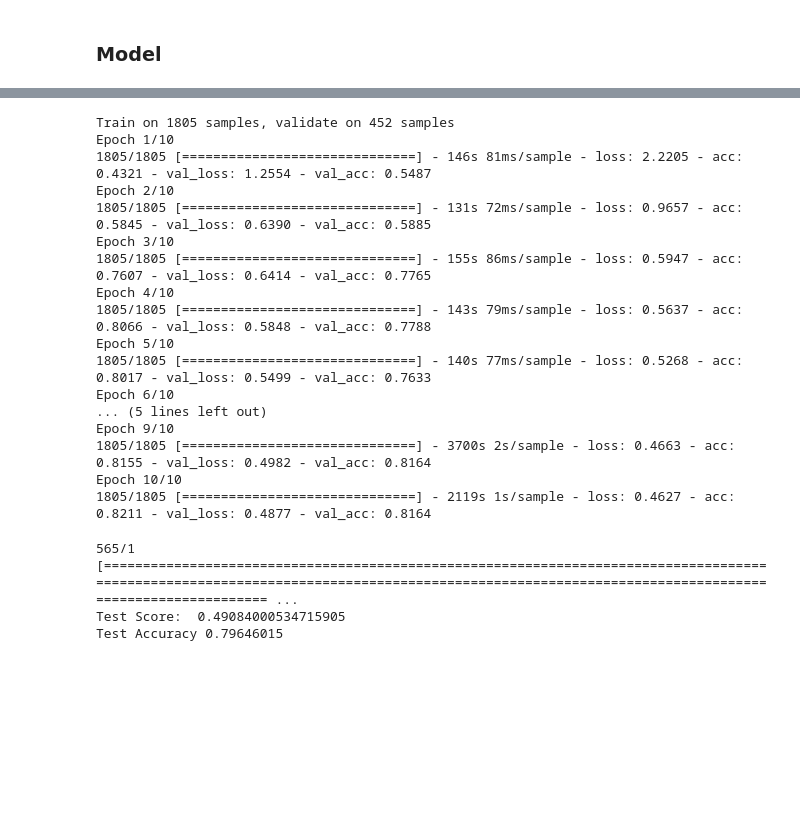
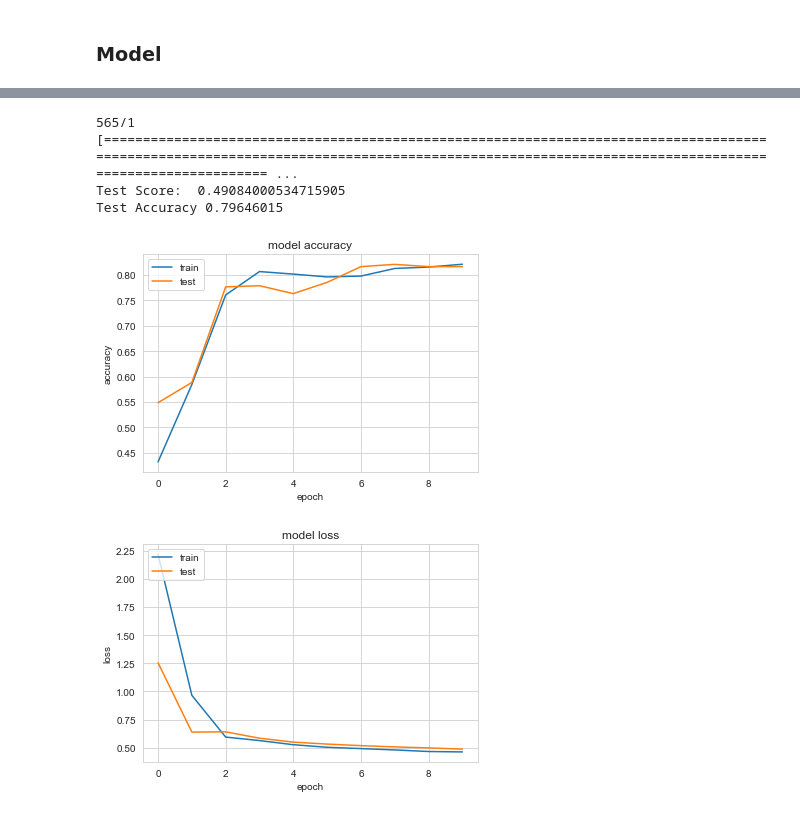
Before and after one commit to MarShaikh/FakeNews-Covid19, a Jupyter notebook: JupyterNotebooks/LSTM_RNN_Implementation.ipynb, the cells around one changed output, grey strips where cells are left out. Saved outputs shown, nothing was run; the diff lists cells and outputs as text; code cells hidden in the pictures; blank space fills up the shorter version.

```diff
--- a/JupyterNotebooks/LSTM_RNN_Implementation.ipynb
+++ b/JupyterNotebooks/LSTM_RNN_Implementation.ipynb
@@ -367,20 +374,30 @@ X2_test = X_test[['avg_word_len', 'len_sentences']]
 # %% [markdown]
 ### Model
 # %%
+#input 1
 input_1 = Input(shape=(maxlen,))
-input_2 = Input(shape=(2,))
 
 embedding_layer = Embedding(vocab_size, 300, weights=[embedding_matrix], trainable=False)(input_1)
-
-##please change parameters here. Change the number of inputs to LSTM and dense layers or add more Dense layers.
-
-
 LSTM_Layer_1 = LSTM(128)(embedding_layer)
 
+#input 2
+input_2 = Input(shape=(2,))
 dense_layer_1 = Dense(10, activation='relu')(input_2)
 dense_layer_2 = Dense(10, activation='relu')(dense_layer_1)
 
+#concatanation
 concat_layer = Concatenate()([LSTM_Layer_1, dense_layer_2])
 dense_layer_3 = Dense(10, activation='relu')(concat_layer)
-output = Dense(2, activation='softmax')(dense_layer_3)
+
+#adding a dropout layer to reduce overfitting
+dense_layer_4 = Dropout(0.1)(dense_layer_3)
+
+#output layer
+output = Dense(2, activation='softmax')(dense_layer_4)
+
 model = Model(inputs=[input_1, input_2], outputs=output)
+
+model.compile(loss='categorical_crossentropy', optimizer='adam', metrics=['acc'])
+model.summary()
+
+history = model.fit(x=[X1_train, X2_train], y=y_train, batch_size=128, epochs=10, verbose=1, validation_split=0.2)
@@ -413,23 +404,3 @@ X2_test = np.asarray(X2_test)
-# %%
-history = model.fit(x=[X1_train, X2_train], y=y_train, batch_size=128, epochs=10, verbose=1, validation_split=0.2)
-# %% [output]
-Train on 1805 samples, validate on 452 samples
-Epoch 1/10
-1805/1805 [==============================] - 146s 81ms/sample - loss: 2.2205 - acc: 0.4321 - val_loss: 1.2554 - val_acc: 0.5487
-Epoch 2/10
-1805/1805 [==============================] - 131s 72ms/sample - loss: 0.9657 - acc: 0.5845 - val_loss: 0.6390 - val_acc: 0.5885
-Epoch 3/10
-1805/1805 [==============================] - 155s 86ms/sample - loss: 0.5947 - acc: 0.7607 - val_loss: 0.6414 - val_acc: 0.7765
-Epoch 4/10
-1805/1805 [==============================] - 143s 79ms/sample - loss: 0.5637 - acc: 0.8066 - val_loss: 0.5848 - val_acc: 0.7788
-Epoch 5/10
-1805/1805 [==============================] - 140s 77ms/sample - loss: 0.5268 - acc: 0.8017 - val_loss: 0.5499 - val_acc: 0.7633
-Epoch 6/10
-... (5 lines left out)
-Epoch 9/10
-1805/1805 [==============================] - 3700s 2s/sample - loss: 0.4663 - acc: 0.8155 - val_loss: 0.4982 - val_acc: 0.8164
-Epoch 10/10
-1805/1805 [==============================] - 2119s 1s/sample - loss: 0.4627 - acc: 0.8211 - val_loss: 0.4877 - val_acc: 0.8164
 # %%
 score = model.evaluate(x=[X1_test, X2_test], y=y_test, verbose=1)
 print("Test Score: ", score[0])
@@ -438,3 +409,24 @@ print("Test Accuracy", score[1])
 565/1 [================================================================================================================================================================================================= ...
 Test Score:  0.49084000534715905
 Test Accuracy 0.79646015
+# %%
+plt.plot(history.history['acc'])
+plt.plot(history.history['val_acc'])
+
+plt.title('model accuracy')
+plt.ylabel('accuracy')
+plt.xlabel('epoch')
+plt.legend(['train','test'], loc='upper left')
+plt.show()
+
+plt.plot(history.history['loss'])
+plt.plot(history.history['val_loss'])
+
+plt.title('model loss')
+plt.ylabel('loss')
+plt.xlabel('epoch')
+plt.legend(['train','test'], loc='upper left')
+plt.show()
+# %% [output]
+[figure, added]
+[figure, added]
```
Also changed, not shown: parts of 4 cells of this notebook.
